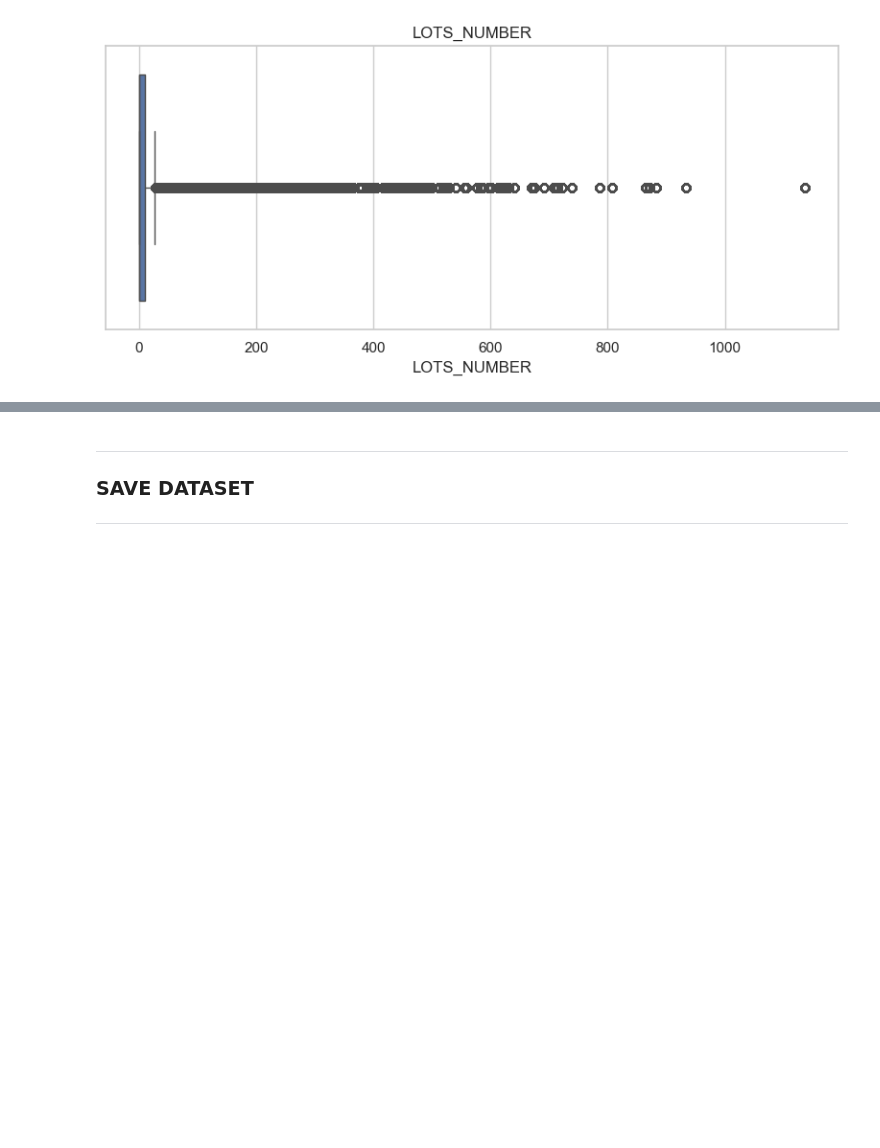
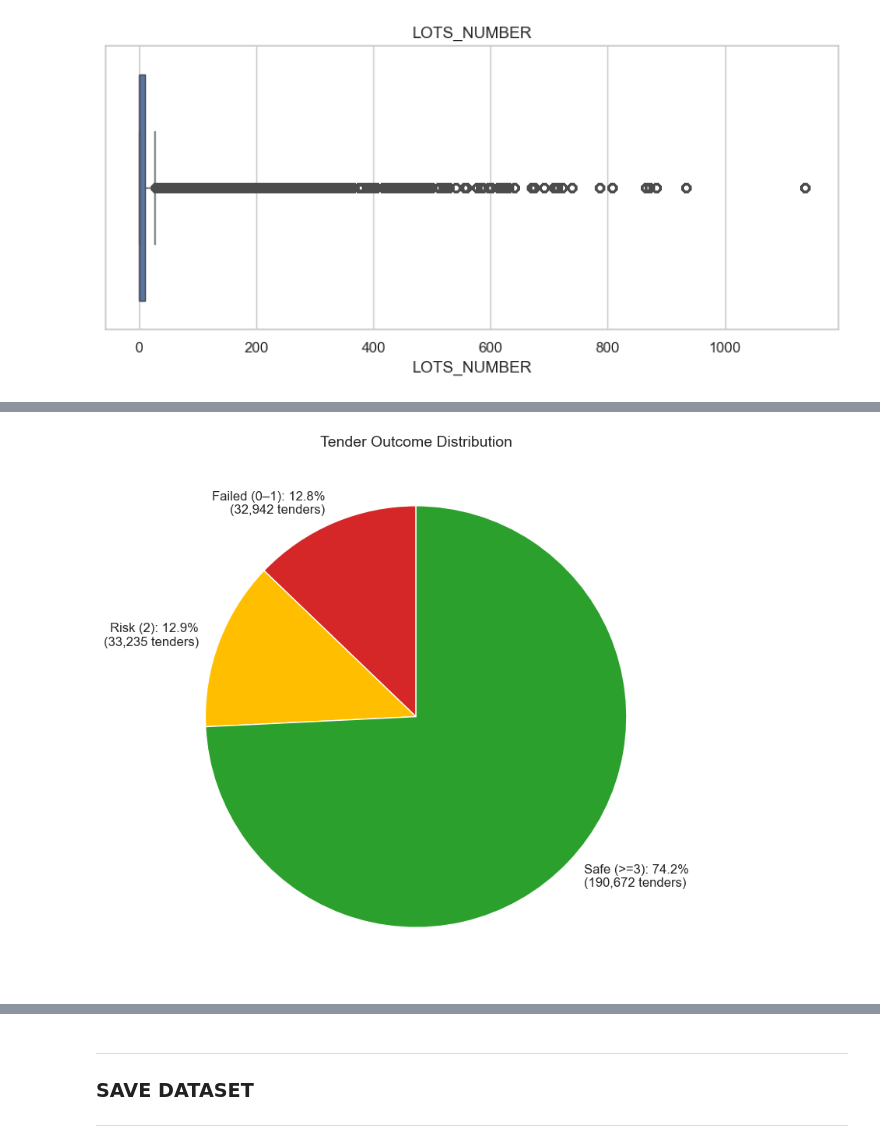
Before and after one commit to datascience-faina/public-procurement-support, a Jupyter notebook: notebooks/01_data_overview.ipynb, the cells around one changed output, grey strips where cells are left out. Saved outputs shown, nothing was run; the diff lists cells and outputs as text; code cells hidden in the pictures; blank space fills up the shorter version.

```diff
--- a/notebooks/01_data_overview.ipynb
+++ b/notebooks/01_data_overview.ipynb
@@ -500,3 +568,8 @@ for col in numeric_cols:
+# %%
+# target distribution - DE
+plot_target_distribution(df_de_clean, save=True, path = visual_de)
+# %% [output]
+[figure, added]
 # %%
 # ---------------------------------------------------------
 # IQR Outliers (1.5xIQR and 3xIQR)
```
Also changed, not shown: parts of 17 cells of this notebook, 13 other files.
